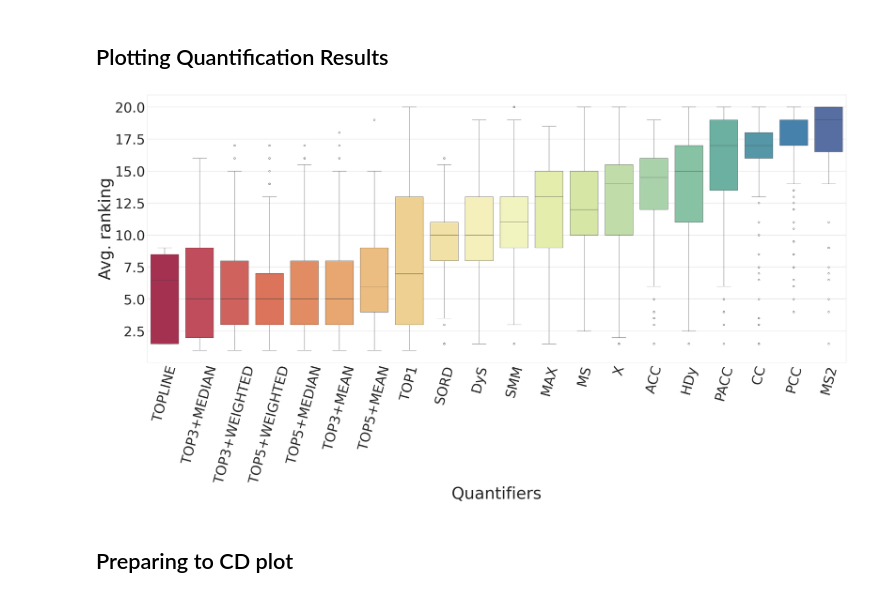
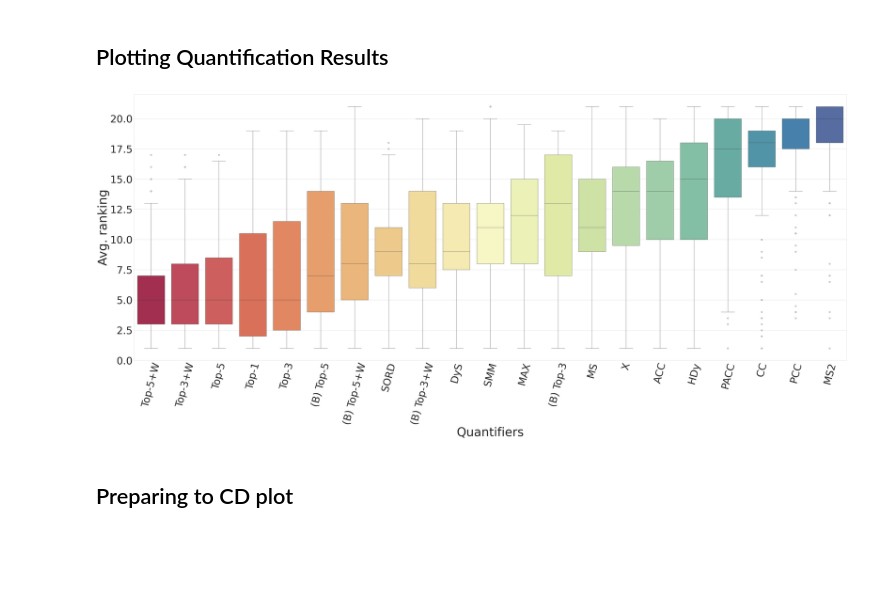
Before and after one commit to Bachega/lequa2024_workshop, a Jupyter notebook: plots.ipynb, the cells around one changed output. Cells and saved outputs as stored; diff of their text form; code cells hidden in the pictures; blank space fills up the shorter version.

```diff
--- a/plots.ipynb
+++ b/plots.ipynb
@@ -13,8 +13,8 @@ margin_left = 0.05
 margin_right= 0.99
 margin_top = 0.99
 margin_bottom = .23
-plt_width = 38
-plt_heigth = 18
+plt_width = 52 # 38
+plt_heigth = 24 # 18
 plot_rotation = 75
 axis_font_size = 50
 labels_size = 60
@@ -76,7 +89,7 @@ mae_select = mae.query(query_og)
 # %%
-x= boxplotMae(mae_select.query(query_og), 'boxall')
+x= boxplotMae(final_experiment_table.query(query_final), 'boxall')
 # %% [output]
-[figure, old version]
+[figure, new version]
 # %%
 # prompt: Group the x dataframe by Method averaging the error_rank column
 
```
Also changed, not shown: parts of 2 cells of this notebook, 8 other files.
